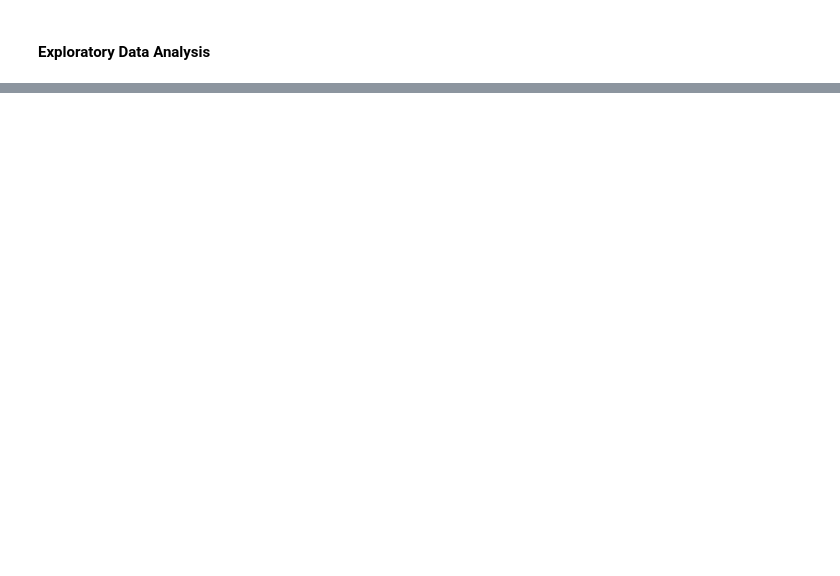
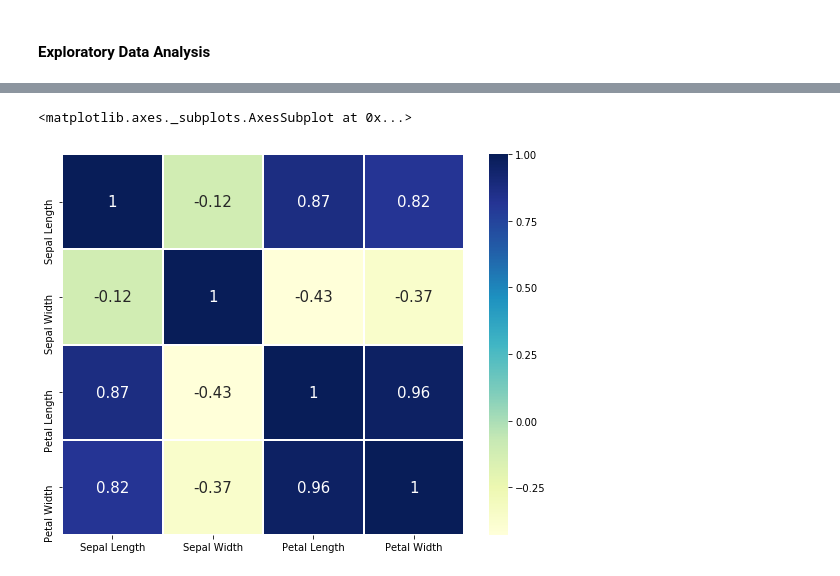
Before and after one commit to payalnpatel/ML-with-Python, a Jupyter notebook: Iris/Iris-EDA.ipynb, the cells around one changed output, grey strips where cells are left out. Saved outputs shown, nothing was run; the diff lists cells and outputs as text; code cells hidden in the pictures; blank space fills up the shorter version.

```diff
--- a/Iris/Iris-EDA.ipynb
+++ b/Iris/Iris-EDA.ipynb
@@ -33,0 +92,8 @@ iris = pd.read_csv('iris.csv')
+# %%
+# Heatmap - looking at correlation between the numerical variables in the Iris dataset
+fig, ax = plt.subplots(figsize=(9,7))
+sns.heatmap(iris.corr(), cmap="YlGnBu", linecolor = 'white', linewidths = 1, annot = True,
+            annot_kws={"fontsize":15}, ax = ax)
+# %% [output]
+<matplotlib.axes._subplots.AxesSubplot at 0x...>
+[figure, added]
```
Also changed, not shown: parts of 12 cells of this notebook.
